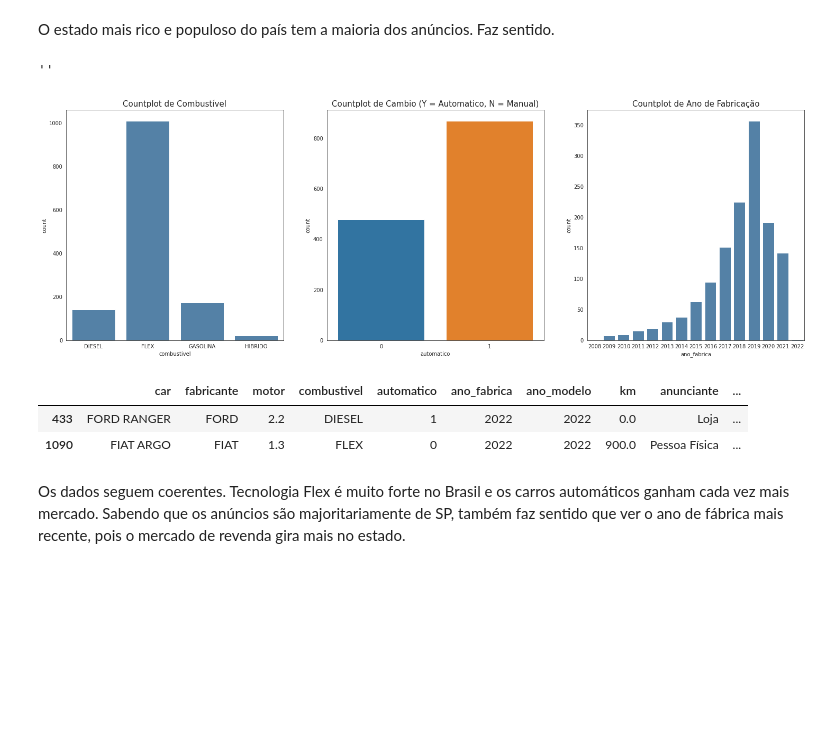
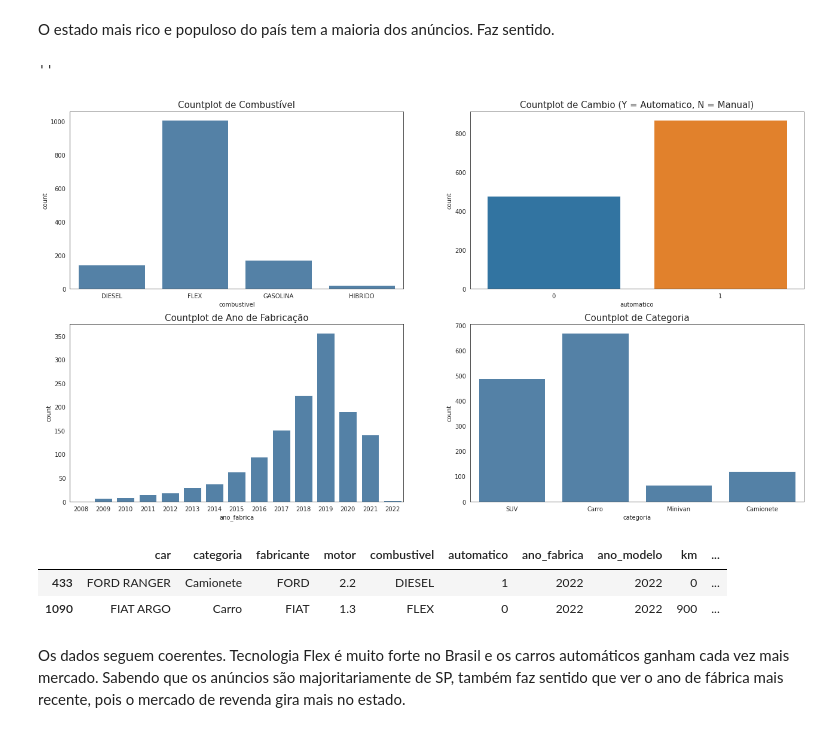
Before and after one commit to gurezende/Car_Prices_Regression_Streamlit, a Jupyter notebook: Regressão_CarrosBrasil.ipynb, the cells around one changed output. Saved outputs shown, nothing was run; the diff lists cells and outputs as text; code cells hidden in the pictures; blank space fills up the shorter version.

Commit message:
Updated Files and Model
Included Car Model in the dataset for prediction

```diff
--- a/Regressão_CarrosBrasil.ipynb
+++ b/Regressão_CarrosBrasil.ipynb
@@ -104,7 +104,7 @@ O objetivo de formatar os dados após a importação é para que tenhamos um con
 É nessa etapa que vamos criar novas variáveis, remover aquelas que não nos interessa, renomeá-las para facilitar o código, limpar valores sem sentido e verificar a existência de dados faltantes.
 # %%
 # Vou renomear as colunas para facilitar o código
-carros.columns = ['car', 'descricao', 'automatico', 'ano', 'km', 'local', 'anunciante', 'preco']
+carros.columns = ['car', 'descricao', 'categoria','automatico', 'ano', 'km', 'local', 'anunciante', 'preco']
 # %% [markdown]
 Usando o str.split do Pandas, eu posso indicar um caracter que separa as informações, criando, deste modo, novas colunas. Veja na próxima célula como é a saída desse método e, em seguida, como ele pode ser usado para criar novas variáveis importantes.
 # %%
@@ -256,6 +257,6 @@ carros.shape
 # %%
 # Reordenando colunas
-ordem = ['car', 'fabricante', 'motor', 'combustivel', 'automatico', 'ano_fabrica', 'ano_modelo', 'km', 'anunciante', 'cidade', 'estado','regiao','preco']
+ordem = ['car', 'categoria','fabricante', 'motor', 'combustivel', 'automatico', 'ano_fabrica', 'ano_modelo', 'km', 'anunciante', 'cidade', 'estado','regiao','preco']
 
 carros = carros.reindex(columns= ordem)
 # %%
@@ -444,27 +443,30 @@ sns.countplot(y='estado', data=carros, color='steelblue', order=ordem );
 O estado mais rico e populoso do país tem a maioria dos anúncios. Faz sentido.
 # %%
 # Cria figura para customizar tamanho do gráfico
-fig, g = plt.subplots(1,3, figsize=(25,8))
+fig, g = plt.subplots(2,2, figsize=(22,12))
 
-g1 = sns.countplot(data=carros, x='combustivel', color='steelblue', ax=g[0])
+g1 = sns.countplot(data=carros, x='combustivel', color='steelblue', ax=g[0][0])
 g1.set_title('Countplot de Combustível', size=15)
 
-g2 = sns.countplot(data=carros, x='automatico', ax=g[1])
+g2 = sns.countplot(data=carros, x='automatico', ax=g[0][1])
 g2.set_title('Countplot de Cambio (Y = Automatico, N = Manual)', size=15)
 
-g3 = sns.countplot(data=carros, x='ano_fabrica', color='steelblue', ax=g[2])
+g3 = sns.countplot(data=carros, x='ano_fabrica', color='steelblue', ax=g[1][0])
 g3.set_title('Countplot de Ano de Fabricação', size=15)
+
+g4 = sns.countplot(data=carros, x='categoria', color='steelblue', ax=g[1][1])
+g4.set_title('Countplot de Categoria', size=15)
 ;
 # %% [output]
 ''
-[figure, old version]
+[figure, new version]
 # %%
 # Fabricado em 2022 não faz sentido.
 carros.query('ano_fabrica == 2022')
 # %% [output]
-|  | car | fabricante | motor | combustivel | automatico | ano_fabrica | ano_modelo | km | anunciante | ... |
-| 433 | FORD RANGER | FORD | 2.2 | DIESEL | 1 | 2022 | 2022 | 0.0 | Loja | ... |
-| 1090 | FIAT ARGO | FIAT | 1.3 | FLEX | 0 | 2022 | 2022 | 900.0 | Pessoa Física | ... |
+|  | car | categoria | fabricante | motor | combustivel | automatico | ano_fabrica | ano_modelo | km | ... |
+| 433 | FORD RANGER | Camionete | FORD | 2.2 | DIESEL | 1 | 2022 | 2022 | 0 | ... |
+| 1090 | FIAT ARGO | Carro | FIAT | 1.3 | FLEX | 0 | 2022 | 2022 | 900 | ... |
 # %%
 # Corrigir para 2021
 carros.ano_fabrica.replace({2022:2021}, inplace=True)
```
Also changed, not shown: parts of 43 cells of this notebook, 3 other files.
